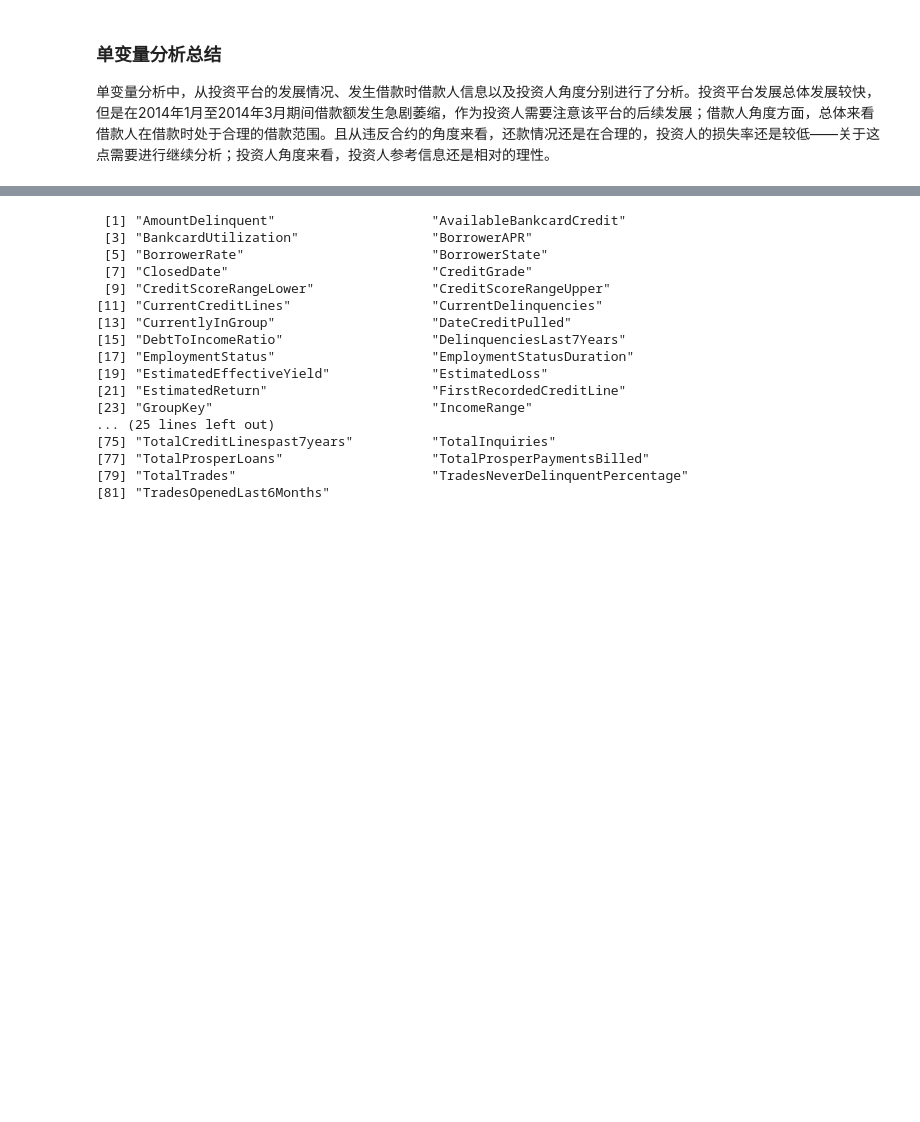
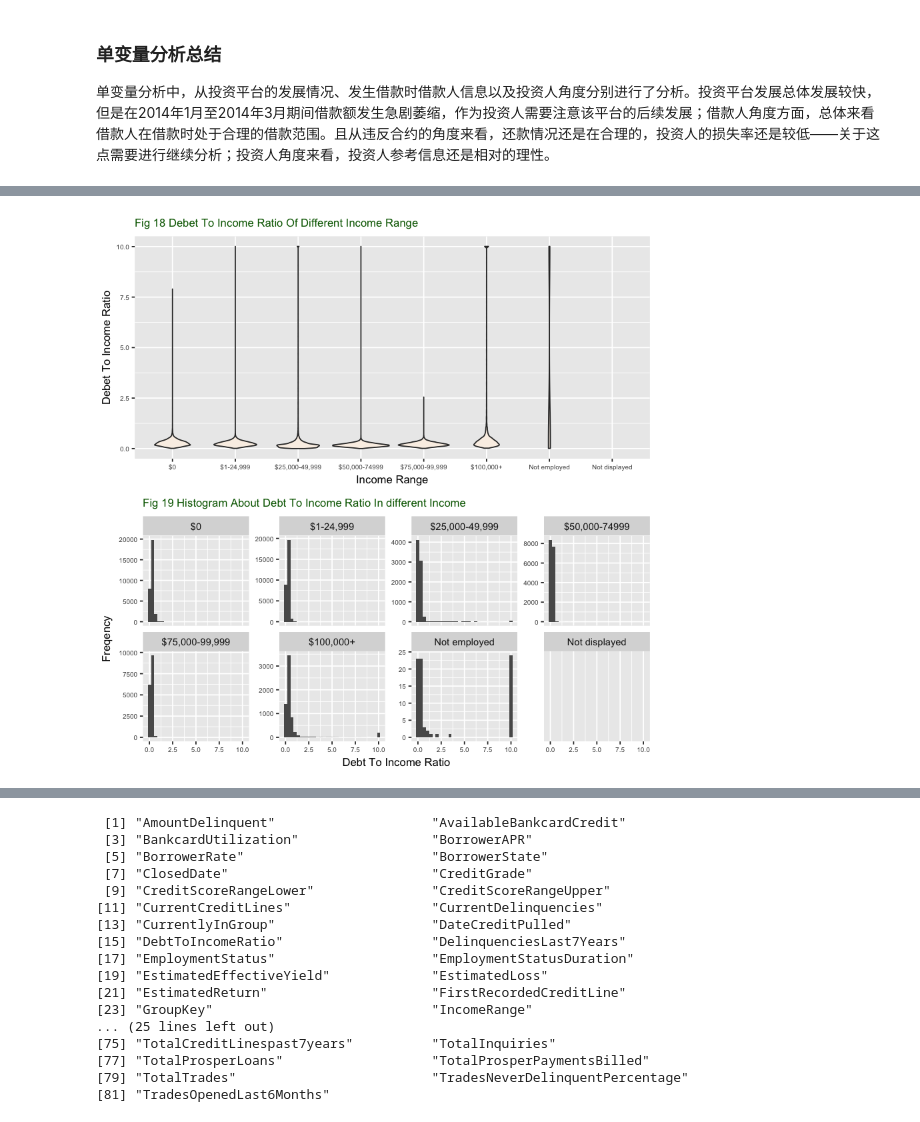
Before and after one commit to ZenRay/DataAnalysisAndSummary, a Jupyter notebook: ProsperEDA.ipynb, the cells around one changed output, grey strips where cells are left out. Cells and saved outputs as stored; diff of their text form; code cells hidden in the pictures; blank space fills up the shorter version.

```diff
--- a/ProsperEDA.ipynb
+++ b/ProsperEDA.ipynb
@@ -404,0 +459,18 @@ ggplot(aes(LoanOriginalAmount), data=subset(rawprosper, ProsperRatingAlpha!="NA"
+# %%
+# debet to income ratio in different income range
+p1 <- ggplot(aes(x=IncomeRange, y=DebtToIncomeRatio), data=rawprosper) +
+    geom_violin(fill="#FAF0E6") +
+    labs(y="Debet To Income Ratio", x="Income Range",
+         title="Fig 18 Debet To Income Ratio Of Different Income Range") +
+    theme(axis.text=element_text(size=6), plot.title=element_text(size=10, color="#006400"),
+         axis.title=element_text(size=10))
+p2 <- ggplot(aes(DebtToIncomeRatio), data=rawprosper) +
+    geom_histogram() +
+    facet_wrap(~IncomeRange, nrow=2, scale="free_y") +
+    labs(x="Debt To Income Ratio", y="Freqency",
+         title="Fig 19 Histogram About Debt To Income Ratio In different Income") +
+    theme(axis.text=element_text(size=6), plot.title=element_text(size=10, color="#006400"),
+          axis.title=element_text(size=10))
+
+grid.arrange(p1, p2, nrow=2)
+# %% [output]
@@ -404,0 +481 @@ ggplot(aes(LoanOriginalAmount), data=subset(rawprosper, ProsperRatingAlpha!="NA"
+[figure, added]
```
Also changed, not shown: parts of 14 cells of this notebook.
